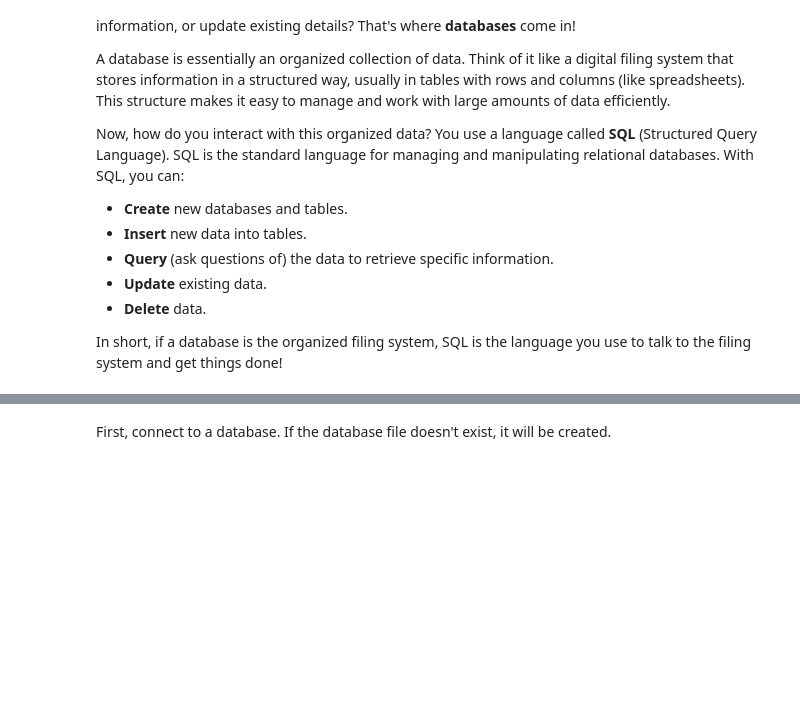
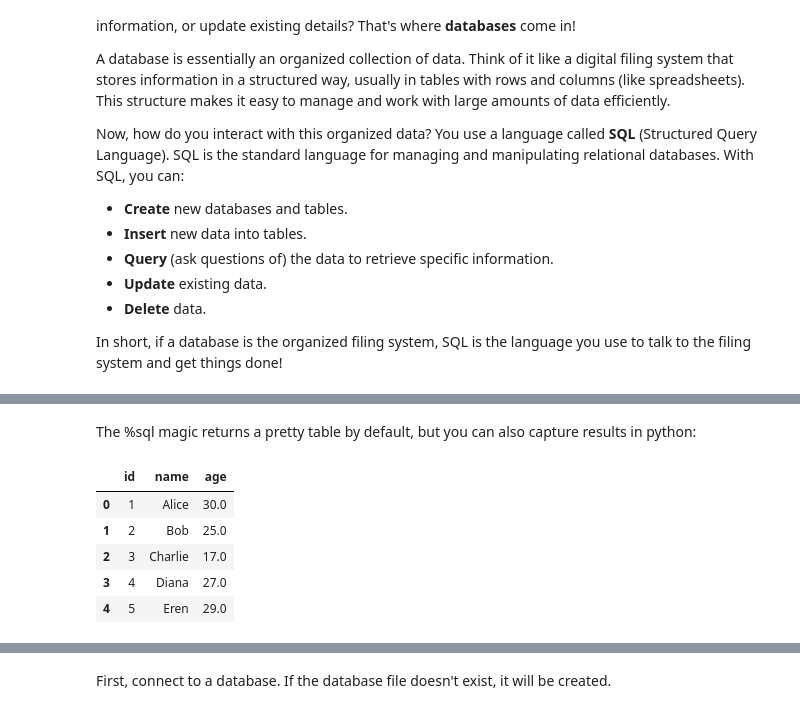
Before and after one commit to JulTob/SQL, a Jupyter notebook: SQL.ipynb, the cells around one changed output, grey strips where cells are left out. Saved outputs shown, nothing was run; the diff lists cells and outputs as text; code cells hidden in the pictures; blank space fills up the shorter version.

```diff
--- a/SQL.ipynb
+++ b/SQL.ipynb
@@ -26,0 +128,13 @@ import pandas as pd
+# %% [markdown]
+The %sql magic returns a pretty table by default, but you can also capture results in python:
+# %%
+result = %sql SELECT * FROM users;
+df = result
+df.head()
+# %% [output]
+|  | id | name | age |
+| 0 | 1 | Alice | 30.0 |
+| 1 | 2 | Bob | 25.0 |
+| 2 | 3 | Charlie | 17.0 |
+| 3 | 4 | Diana | 27.0 |
+| 4 | 5 | Eren | 29.0 |
```
Also changed, not shown: parts of 17 cells of this notebook.
